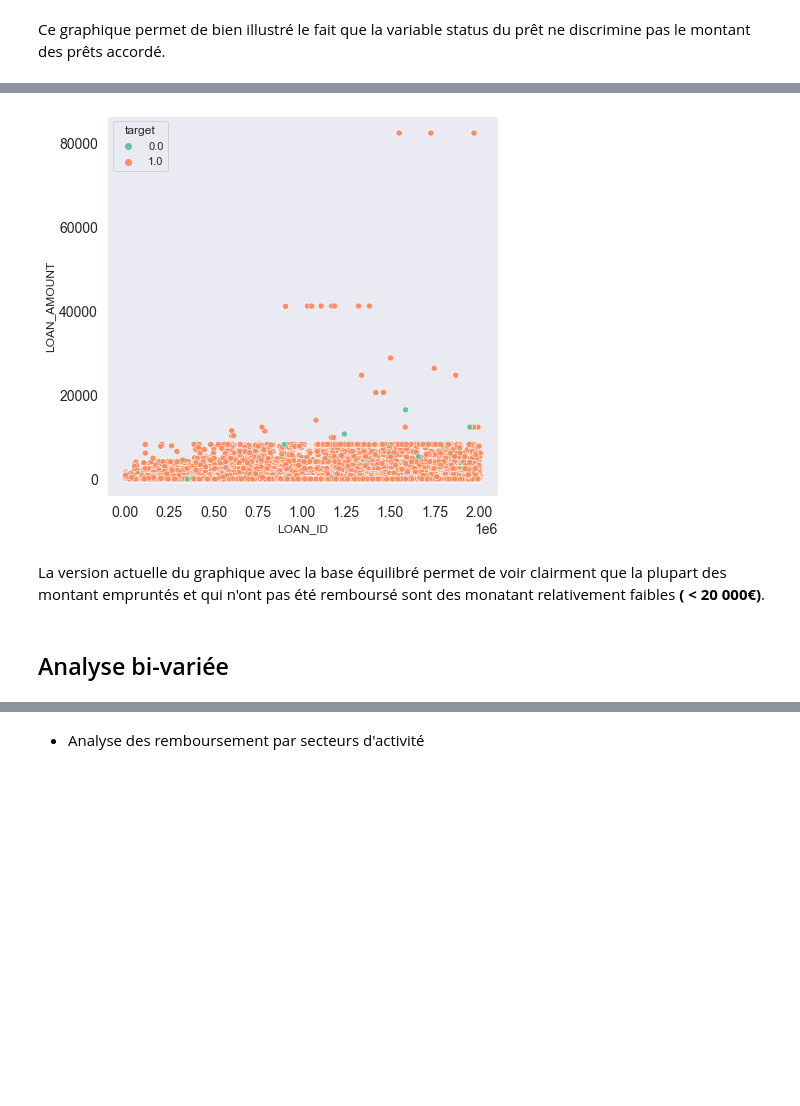
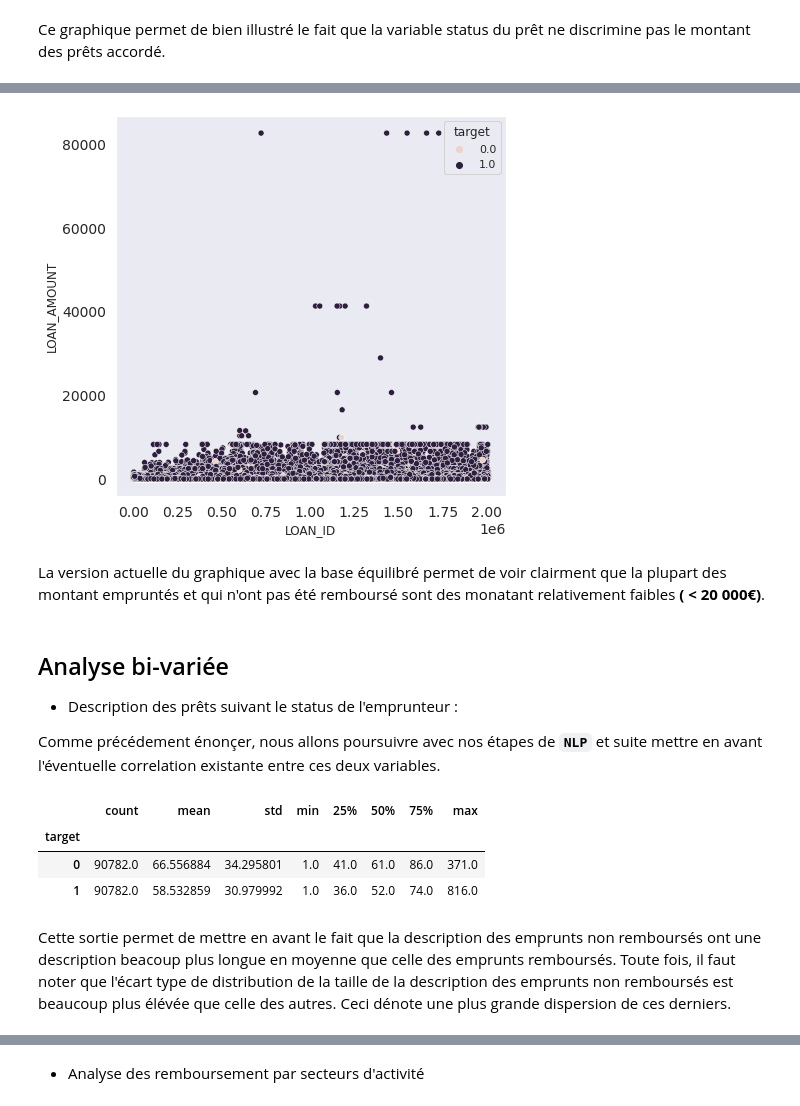
Before and after one commit to danisJIOGUE/Projet_Python, a Jupyter notebook: Python/Code_Python.ipynb, the cells around one changed output, grey strips where cells are left out. Cells and saved outputs as stored; diff of their text form; code cells hidden in the pictures; blank space fills up the shorter version.

```diff
--- a/Python/Code_Python.ipynb
+++ b/Python/Code_Python.ipynb
@@ -775,6 +759,6 @@ Pour parvenir à la réalisaiton de ce challenge, nous allons, dans un premier t
 # %%
 url_pays = 'https://developers.google.com/public-data/docs/canonical/countries_csv'
 request_text = request.urlopen(url_pays).read()
-pays = bs4.BeautifulSoup(request_text, 'lxml')
+pays = BeautifulSoup(request_text, 'lxml')
 #print(pays.prettify())
 # %%
@@ -886,0 +868,40 @@ py.iplot( fig, validate=False, filename='Graphique des emprunts par pays')
+# %%
+resolution = "50m"
+BORDERS = NaturalEarthFeature('cultural', 'admin_0_boundary_lines_land',
+                              resolution, edgecolor='black', facecolor='none')
+STATES = NaturalEarthFeature('cultural', 'admin_1_states_provinces_lakes',
+                             resolution, edgecolor='black', facecolor='none')
+COASTLINE = NaturalEarthFeature('physical', 'coastline', resolution,
+                                edgecolor='black', facecolor='none')
+LAKES = NaturalEarthFeature('physical', 'lakes', resolution,
+                            edgecolor='face',
+                            facecolor=COLORS['water'])
+LAND = NaturalEarthFeature('physical', 'land', resolution,
+                           edgecolor='face',
+                           facecolor=COLORS['land'], zorder=-1)
+OCEAN = NaturalEarthFeature('physical', 'ocean', resolution,
+                            edgecolor='face',
+                            facecolor=COLORS['water'], zorder=-1)
+RIVERS = NaturalEarthFeature('physical', 'rivers_lake_centerlines', resolution,
+                             edgecolor=COLORS['water'],facecolor='none')
+
+annee = [2006, 2010, 2015, 2020]
+x,y= np.array(COORD_GEO['longitude']), np.array(COORD_GEO['latitude'])
+fig = plt.figure(figsize=(30,40))
+for i in range(len(annee)):
+    ax = fig.add_subplot(3, 2, i+1, projection=ccrs.PlateCarree())
+    ax.add_feature(BORDERS)
+    ax.add_feature(LAKES)
+    ax.add_feature(LAND)
+    ax.add_feature(OCEAN)
+    ax.add_feature(RIVERS)
+    ax.add_feature(COASTLINE)
+    local = annee[i]
+    if max(COORD_GEO[local])<=200:
+        plt.scatter(x, y,s=COORD_GEO[local]*1, c=COORD_GEO[local], alpha=0.9)
+    elif max(COORD_GEO[local])<=500:
+        plt.scatter(x, y,s=COORD_GEO[local]*0.1, c=COORD_GEO[local], alpha=0.9)
+    else:
+        plt.scatter(x, y,s=COORD_GEO[local]*0.01, c=COORD_GEO[local], alpha=0.9)
+    plt.colorbar()
+    ax.set_title("Activité de kiva"+':'+str(annee[i]))
@@ -1101,10 +1122,26 @@ la dimension de la base de donnée finale est  (181564, 35)
 # %%
 plt.figure(figsize=(7,7))
-sns.scatterplot(x=loan_final.LOAN_ID , y=loan_final.LOAN_AMOUNT , hue=loan_copy.target,palette="Set2")
+sns.scatterplot(x=loan_final.LOAN_ID , y=loan_final.LOAN_AMOUNT , hue=loan_copy.target)
 plt.show()
 # %% [output]
-[figure, old version]
+[figure, new version]
 # %% [markdown]
 La version actuelle du graphique avec la base équilibré permet de voir clairment que la plupart des montant empruntés et qui n'ont pas été remboursé sont des monatant relativement faibles **( < 20 000€)**.
-# %% [markdown]
-## Analyse bi-variée
+# %% [markdown]
+## Analyse bi-variée
+
+* Description des prêts suivant le status de l'emprunteur :
+
+Comme précédement énonçer, nous allons poursuivre avec nos étapes de **`NLP`** et suite mettre en avant l'éventuelle correlation existante entre ces deux variables.
+# %%
+#Taille de la description du prêt suivant le status du prêt
+loan_final['length1'] = loan_final['LOAN_USE'].map(len,)
+
+loan_final.groupby('target').length.describe()
+# %% [output]
+|  | count | mean | std | min | 25% | 50% | 75% | max |
+| target |  |  |  |  |  |  |  |  |
+| 0 | 90782.0 | 66.556884 | 34.295801 | 1.0 | 41.0 | 61.0 | 86.0 | 371.0 |
+| 1 | 90782.0 | 58.532859 | 30.979992 | 1.0 | 36.0 | 52.0 | 74.0 | 816.0 |
+# %% [markdown]
+Cette sortie permet de mettre en avant le fait que la description des emprunts non remboursés ont une description beacoup plus longue en moyenne que celle des emprunts remboursés. Toute fois, il faut noter que l'écart type de distribution de la taille de la description des emprunts non remboursés est beaucoup plus élévée que celle des autres. Ceci dénote une plus grande dispersion de ces derniers.
```
Also changed, not shown: parts of 67 cells of this notebook.
